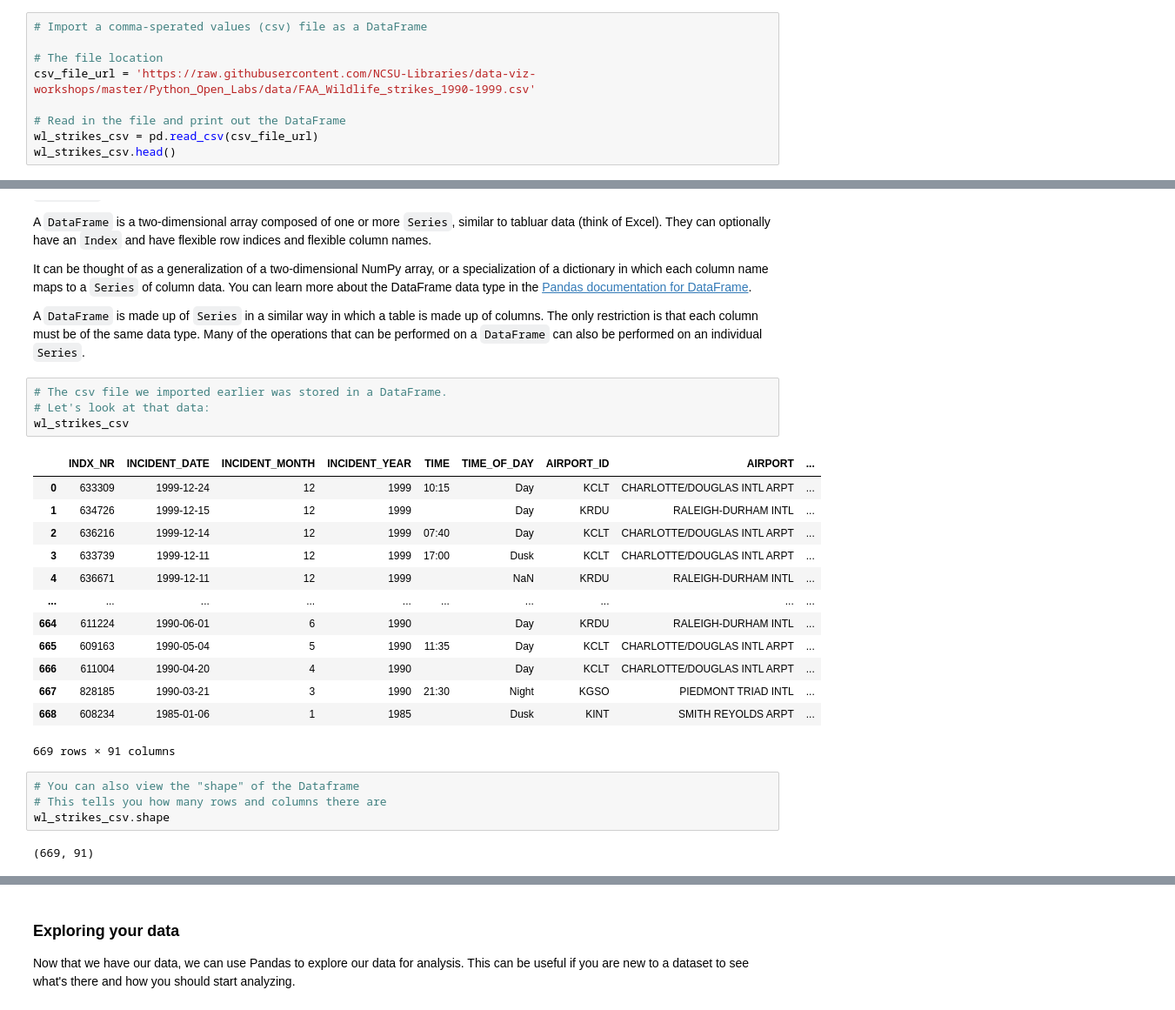
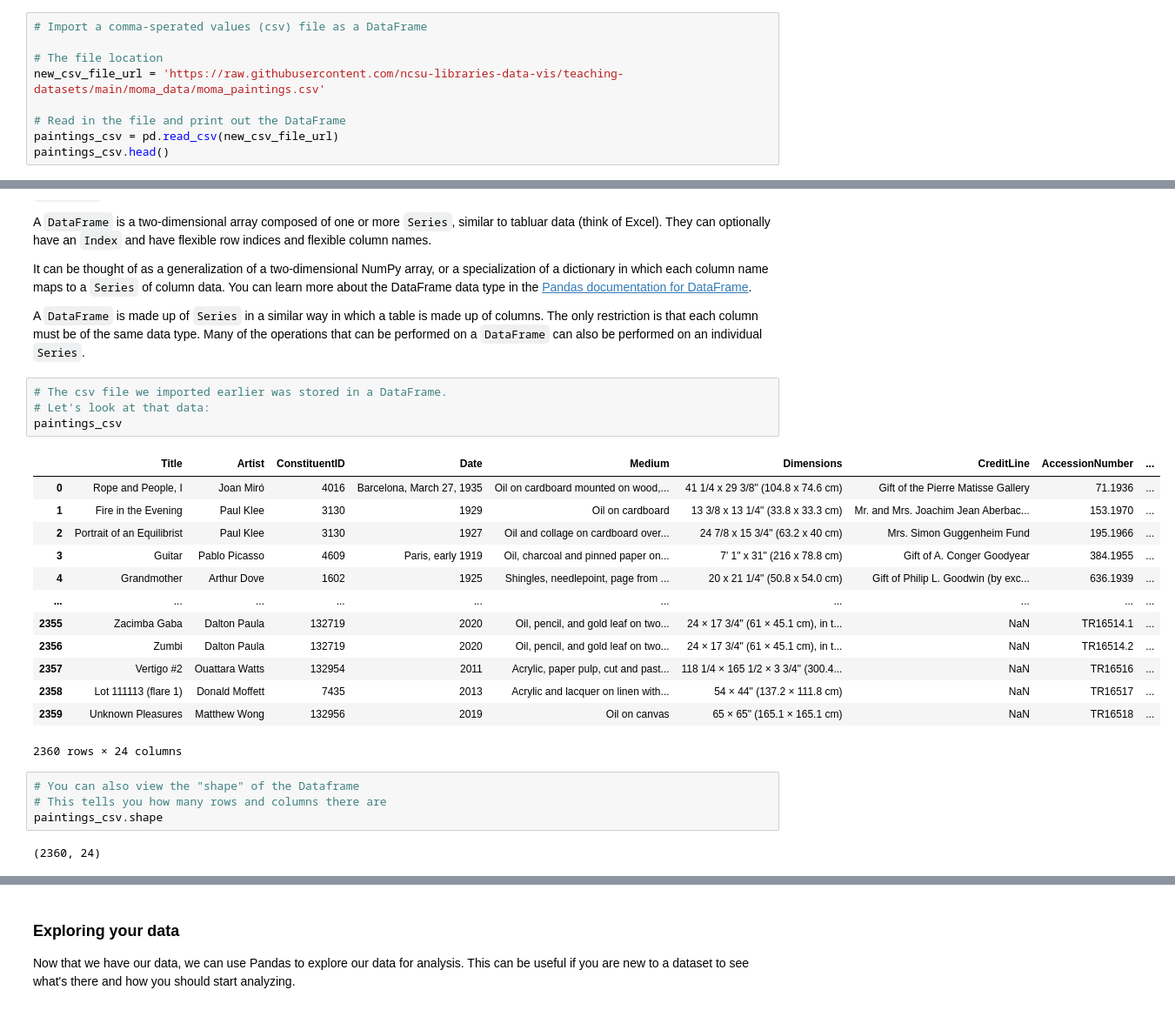
Before and after one commit to ncsu-libraries-data-vis/python-open-labs, a Jupyter notebook: Open_Lab_1_reading_exploring_and_writing_data_with_pandas/filled_Open_Lab_1_reading_exploring_and_writing_data_with_pandas.ipynb, the cells around one changed output, grey strips where cells are left out. Shown: that part at 87% size. Saved outputs shown, nothing was run; the diff lists cells and outputs as text.

```diff
--- a/Open_Lab_1_reading_exploring_and_writing_data_with_pandas/filled_Open_Lab_1_reading_exploring_and_writing_data_with_pandas.ipynb
+++ b/Open_Lab_1_reading_exploring_and_writing_data_with_pandas/filled_Open_Lab_1_reading_exploring_and_writing_data_with_pandas.ipynb
@@ -100,9 +102,9 @@ A comma separated values (CSV) file is a plain text file containing data separat
 # Import a comma-sperated values (csv) file as a DataFrame
 
 # The file location
-csv_file_url = 'https://raw.githubusercontent.com/NCSU-Libraries/data-viz-workshops/master/Python_Open_Labs/data/FAA_Wildlife_strikes_1990-1999.csv'
+new_csv_file_url = 'https://raw.githubusercontent.com/ncsu-libraries-data-vis/teaching-datasets/main/moma_data/moma_paintings.csv'
 
 # Read in the file and print out the DataFrame
-wl_strikes_csv = pd.read_csv(csv_file_url)
-wl_strikes_csv.head()
+paintings_csv = pd.read_csv(new_csv_file_url)
+paintings_csv.head()
 # %% [output]
@@ -153,27 +155,27 @@ A `DataFrame` is made up of `Series` in a similar way in which a table is made u
 # %%
 # The csv file we imported earlier was stored in a DataFrame.
 # Let's look at that data:
-wl_strikes_csv
+paintings_csv
 # %% [output]
-|  | INDX_NR | INCIDENT_DATE | INCIDENT_MONTH | INCIDENT_YEAR | TIME | TIME_OF_DAY | AIRPORT_ID | AIRPORT | ... |
-| 0 | 633309 | 1999-12-24 | 12 | 1999 | 10:15 | Day | KCLT | CHARLOTTE/DOUGLAS INTL ARPT | ... |
-| 1 | 634726 | 1999-12-15 | 12 | 1999 |  | Day | KRDU | RALEIGH-DURHAM INTL | ... |
-| 2 | 636216 | 1999-12-14 | 12 | 1999 | 07:40 | Day | KCLT | CHARLOTTE/DOUGLAS INTL ARPT | ... |
-| 3 | 633739 | 1999-12-11 | 12 | 1999 | 17:00 | Dusk | KCLT | CHARLOTTE/DOUGLAS INTL ARPT | ... |
-| 4 | 636671 | 1999-12-11 | 12 | 1999 |  | NaN | KRDU | RALEIGH-DURHAM INTL | ... |
+|  | Title | Artist | ConstituentID | Date | Medium | Dimensions | CreditLine | AccessionNumber | ... |
+| 0 | Rope and People, I | Joan Miró | 4016 | Barcelona, March 27, 1935 | Oil on cardboard mounted on wood,... | 41 1/4 x 29 3/8" (104.8 x 74.6 cm) | Gift of the Pierre Matisse Gallery | 71.1936 | ... |
+| 1 | Fire in the Evening | Paul Klee | 3130 | 1929 | Oil on cardboard | 13 3/8 x 13 1/4" (33.8 x 33.3 cm) | Mr. and Mrs. Joachim Jean Aberbac... | 153.1970 | ... |
+| 2 | Portrait of an Equilibrist | Paul Klee | 3130 | 1927 | Oil and collage on cardboard over... | 24 7/8 x 15 3/4" (63.2 x 40 cm) | Mrs. Simon Guggenheim Fund | 195.1966 | ... |
+| 3 | Guitar | Pablo Picasso | 4609 | Paris, early 1919 | Oil, charcoal and pinned paper on... | 7' 1" x 31" (216 x 78.8 cm) | Gift of A. Conger Goodyear | 384.1955 | ... |
+| 4 | Grandmother | Arthur Dove | 1602 | 1925 | Shingles, needlepoint, page from ... | 20 x 21 1/4" (50.8 x 54.0 cm) | Gift of Philip L. Goodwin (by exc... | 636.1939 | ... |
 | ... | ... | ... | ... | ... | ... | ... | ... | ... | ... |
-| 664 | 611224 | 1990-06-01 | 6 | 1990 |  | Day | KRDU | RALEIGH-DURHAM INTL | ... |
-| 665 | 609163 | 1990-05-04 | 5 | 1990 | 11:35 | Day | KCLT | CHARLOTTE/DOUGLAS INTL ARPT | ... |
-| 666 | 611004 | 1990-04-20 | 4 | 1990 |  | Day | KCLT | CHARLOTTE/DOUGLAS INTL ARPT | ... |
-| 667 | 828185 | 1990-03-21 | 3 | 1990 | 21:30 | Night | KGSO | PIEDMONT TRIAD INTL | ... |
-| 668 | 608234 | 1985-01-06 | 1 | 1985 |  | Dusk | KINT | SMITH REYOLDS ARPT | ... |
+| 2355 | Zacimba Gaba | Dalton Paula | 132719 | 2020 | Oil, pencil, and gold leaf on two... | 24 × 17 3/4" (61 × 45.1 cm), in t... | NaN | TR16514.1 | ... |
+| 2356 | Zumbi | Dalton Paula | 132719 | 2020 | Oil, pencil, and gold leaf on two... | 24 × 17 3/4" (61 × 45.1 cm), in t... | NaN | TR16514.2 | ... |
+| 2357 | Vertigo #2 | Ouattara Watts | 132954 | 2011 | Acrylic, paper pulp, cut and past... | 118 1/4 × 165 1/2 × 3 3/4" (300.4... | NaN | TR16516 | ... |
+| 2358 | Lot 111113 (flare 1) | Donald Moffett | 7435 | 2013 | Acrylic and lacquer on linen with... | 54 × 44" (137.2 × 111.8 cm) | NaN | TR16517 | ... |
+| 2359 | Unknown Pleasures | Matthew Wong | 132956 | 2019 | Oil on canvas | 65 × 65" (165.1 × 165.1 cm) | NaN | TR16518 | ... |
-669 rows × 91 columns
+2360 rows × 24 columns
 # %%
 # You can also view the "shape" of the Dataframe
 # This tells you how many rows and columns there are
-wl_strikes_csv.shape
+paintings_csv.shape
 # %% [output]
-(669, 91)
+(2360, 24)
 # %%
 # A Series is a one-dimensional array, or one column of data
 # When we take one column of a DataFrame, it is represented as a Series
```
Also changed, not shown: parts of 38 cells of this notebook.
